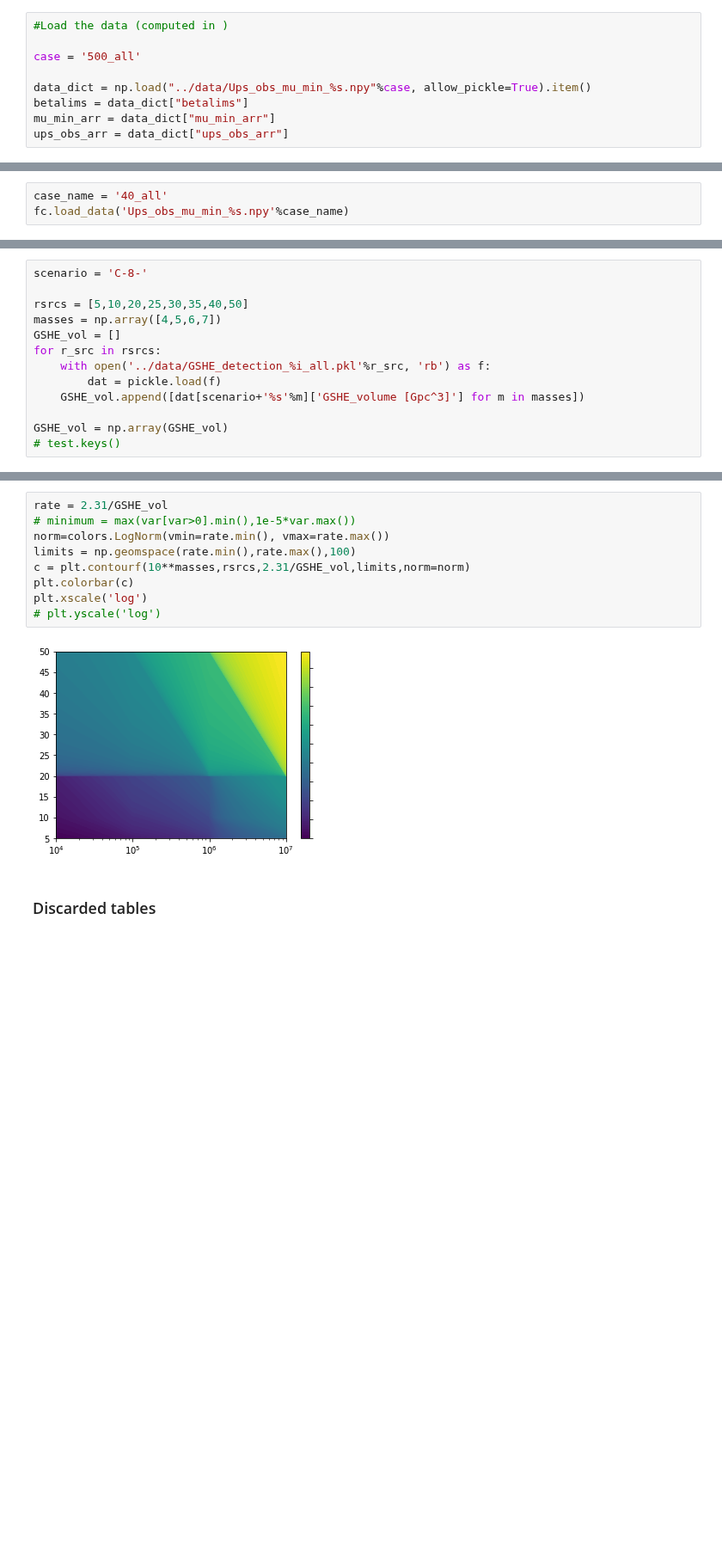
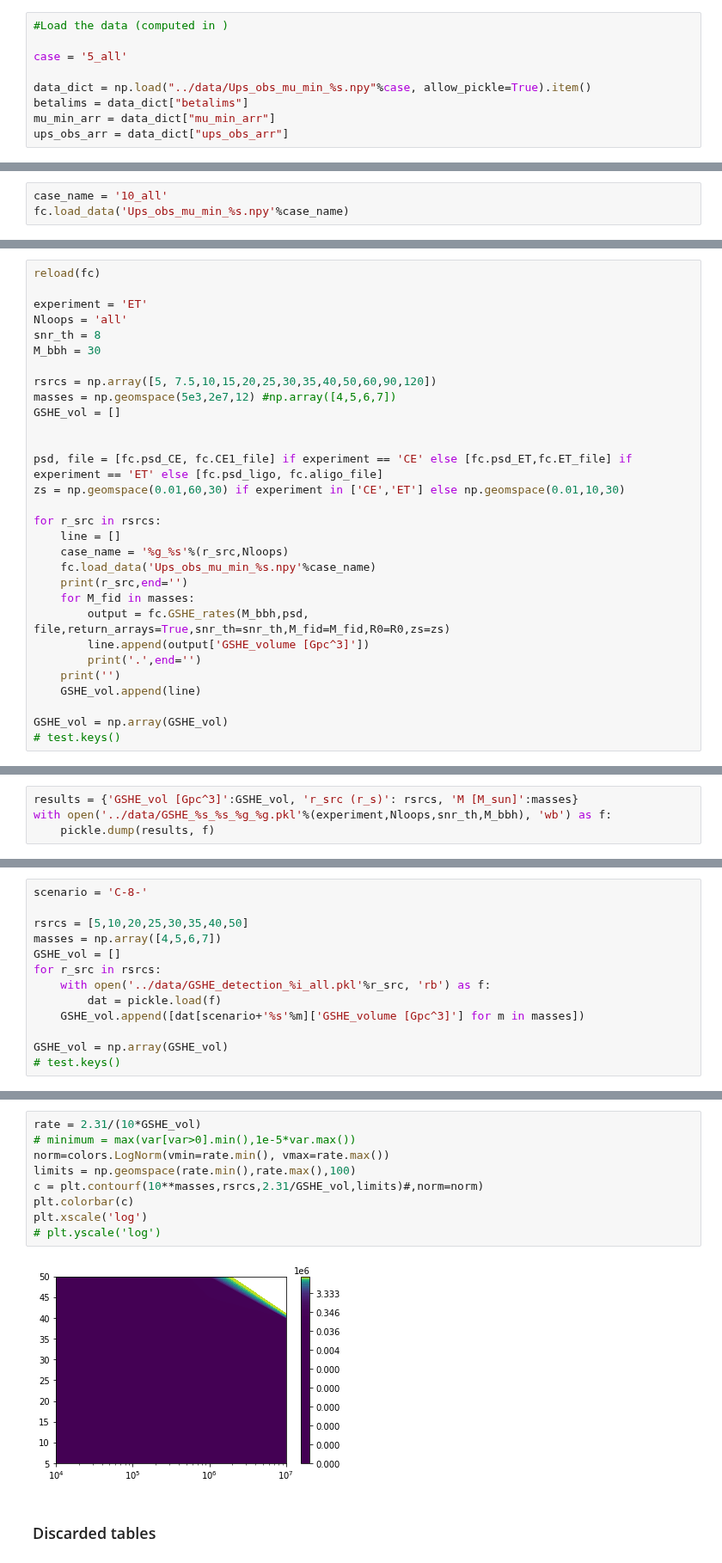
Before and after one commit to Richard-Sti/GSHE_public, a Jupyter notebook: scripts/prospective_constraints.ipynb, the cells around one changed output, grey strips where cells are left out. Shown at 86% size. Saved outputs shown, nothing was run; the diff lists cells and outputs as text; blank space fills up the shorter version.

```diff
--- a/scripts/prospective_constraints.ipynb
+++ b/scripts/prospective_constraints.ipynb
@@ -75,7 +75,7 @@ np.median(dat), np.mean(dat)
 # %%
 #Load the data (computed in )
 
-case = '500_all'
+case = '5_all'
 
 data_dict = np.load("../data/Ups_obs_mu_min_%s.npy"%case, allow_pickle=True).item()
 betalims = data_dict["betalims"]
@@ -423,5 +423,5 @@ reload(fc)
 # %% [output]
 <module 'forecast' from '/home/miguel/code/GSHE/scripts/../GSHEWaveform/forecast.py'>
 # %%
-case_name = '40_all'
+case_name = '10_all'
 fc.load_data('Ups_obs_mu_min_%s.npy'%case_name)
@@ -549,0 +641,30 @@ CE & $10^{4}$ &  $4.80$  & $0.25$ &  $0.05$ \\
+# %%
+reload(fc)
+
+experiment = 'ET'
+Nloops = 'all'
+snr_th = 8
+M_bbh = 30
+
+rsrcs = np.array([5, 7.5,10,15,20,25,30,35,40,50,60,90,120])
+masses = np.geomspace(5e3,2e7,12) #np.array([4,5,6,7])
+GSHE_vol = []
+
+
+psd, file = [fc.psd_CE, fc.CE1_file] if experiment == 'CE' else [fc.psd_ET,fc.ET_file] if experiment == 'ET' else [fc.psd_ligo, fc.aligo_file]
+zs = np.geomspace(0.01,60,30) if experiment in ['CE','ET'] else np.geomspace(0.01,10,30)
+
+for r_src in rsrcs:
+    line = []
+    case_name = '%g_%s'%(r_src,Nloops)
+    fc.load_data('Ups_obs_mu_min_%s.npy'%case_name)
+    print(r_src,end='')
+    for M_fid in masses:
+        output = fc.GSHE_rates(M_bbh,psd, file,return_arrays=True,snr_th=snr_th,M_fid=M_fid,R0=R0,zs=zs)
+        line.append(output['GSHE_volume [Gpc^3]'])
+        print('.',end='')
+    print('')
+    GSHE_vol.append(line)
+
+GSHE_vol = np.array(GSHE_vol)
+# test.keys()
@@ -549,0 +685,4 @@ CE & $10^{4}$ &  $4.80$  & $0.25$ &  $0.05$ \\
+# %%
+results = {'GSHE_vol [Gpc^3]':GSHE_vol, 'r_src (r_s)': rsrcs, 'M [M_sun]':masses}
+with open('../data/GSHE_%s_%s_%g_%g.pkl'%(experiment,Nloops,snr_th,M_bbh), 'wb') as f:
+    pickle.dump(results, f)
@@ -583,14 +805,14 @@ plt.xscale('log')
 # %%
-rate = 2.31/GSHE_vol
+rate = 2.31/(10*GSHE_vol)
 # minimum = max(var[var>0].min(),1e-5*var.max())
 norm=colors.LogNorm(vmin=rate.min(), vmax=rate.max())
 limits = np.geomspace(rate.min(),rate.max(),100)
-c = plt.contourf(10**masses,rsrcs,2.31/GSHE_vol,limits,norm=norm)
+c = plt.contourf(10**masses,rsrcs,2.31/GSHE_vol,limits)#,norm=norm)
 plt.colorbar(c)
 plt.xscale('log')
 # plt.yscale('log')
 # %% [output]
-[figure, old version]
+[figure, new version]
 # %% [markdown]
 ### Discarded tables
 # %%
```
Also changed, not shown: parts of 16 cells of this notebook, 8 other files.
